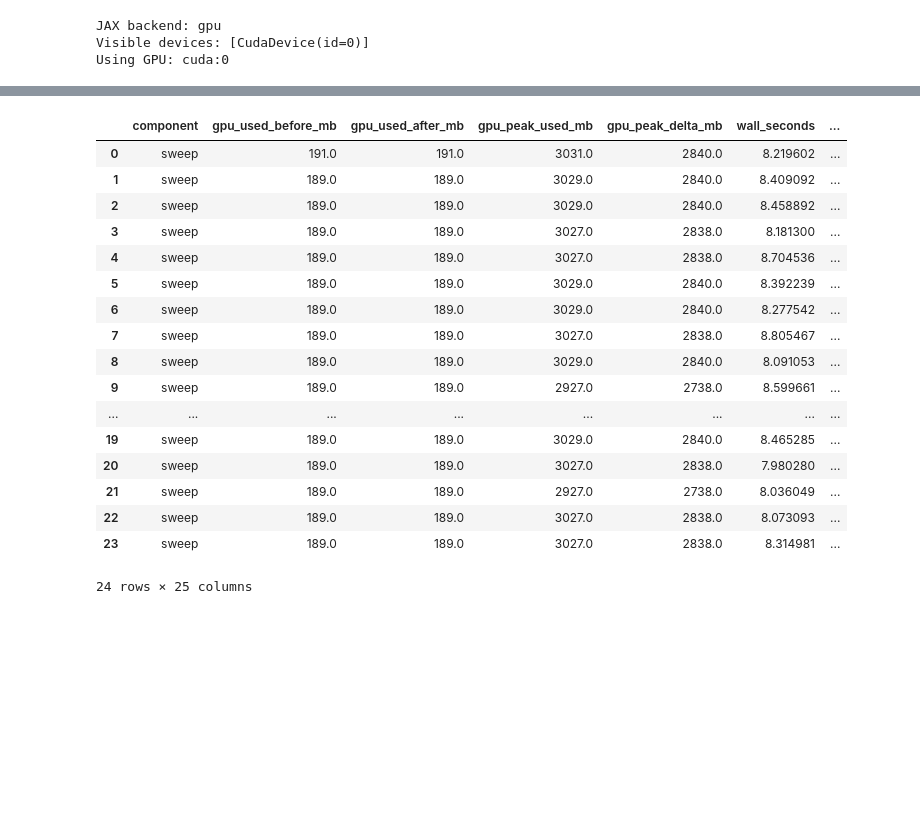
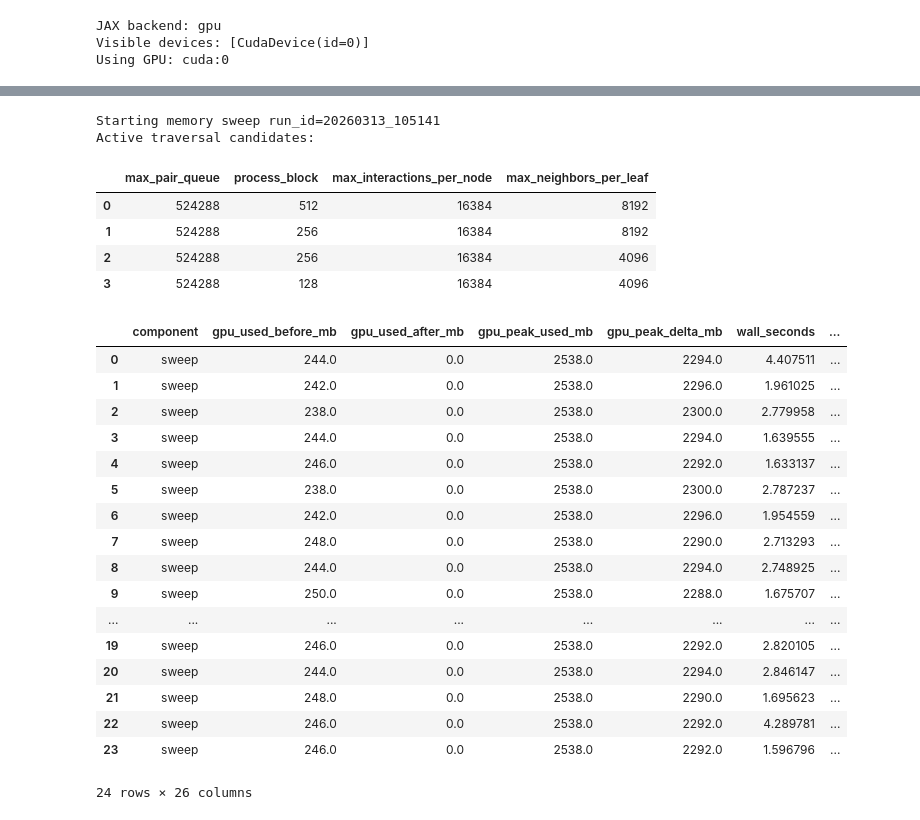
Before and after one commit to TobiBu/jaccpot, a Jupyter notebook: examples/benchmark_gpu_single_n_memory.ipynb, the cells around one changed output, grey strips where cells are left out. Drawn from its saved outputs; the diff is of its cells as text; code cells hidden in the pictures; blank space fills up the shorter version.

```diff
--- a/examples/benchmark_gpu_single_n_memory.ipynb
+++ b/examples/benchmark_gpu_single_n_memory.ipynb
@@ -221,3 +285,8 @@ config_df
+# %%
+compile_analysis_enabled = bool(compile_analysis_enabled)
+component_peak_enabled = bool(component_peak_enabled)
+memory_sweep_enabled = bool(memory_sweep_enabled)
+mac_compare_enabled = bool(mac_compare_enabled)
 # %%
 def _block_ready(value):
     return jax.tree_util.tree_map(
@@ -907,51 +1113,73 @@ else:
 # %%
 memory_sweep_df = pd.DataFrame()
+memory_sweep_completed = False
+memory_sweep_run_id = None
+memory_sweep_candidate_df = pd.DataFrame(memory_sweep_traversal_candidates)
 if bool(memory_sweep_enabled):
+    memory_sweep_run_id = time.strftime("%Y%m%d_%H%M%S")
+    print(f"Starting memory sweep run_id={memory_sweep_run_id}")
+    print("Active traversal candidates:")
+    display(memory_sweep_candidate_df)
     sweep_rows = []
     for traversal_cfg in memory_sweep_traversal_candidates:
         for nearfield_chunk in memory_sweep_nearfield_chunks:
             for m2l_chunk in memory_sweep_m2l_chunks:
                 tuned_kwargs = with_memory_knobs(
                     fmm_kwargs,
                     traversal_cfg=traversal_cfg,
                     nearfield_edge_chunk_size=nearfield_chunk,
                     m2l_chunk_size=m2l_chunk,
                 )
                 part_df, _ = run_component_worker_with_peak(
                     "sweep",
                     runs=1,
-                    warmup=0,
+                    warmup=1,
                     fmm_kwargs_override=tuned_kwargs,
                 )
                 row = part_df.iloc[0].to_dict()
                 row["m2l_chunk_size"] = int(m2l_chunk)
                 row["nearfield_edge_chunk_size"] = int(nearfield_chunk)
-                row["max_pair_queue"] = int(traversal_cfg["max_pair_queue"])
-                row["process_block"] = int(traversal_cfg["process_block"])
-                row["max_interactions_per_node"] = int(traversal_cfg["max_interactions_per_node"])
-                row["max_neighbors_per_leaf"] = int(traversal_cfg["max_neighbors_per_leaf"])
+                if traversal_cfg is None:
+                    row["max_pair_queue"] = np.nan
+                    row["process_block"] = np.nan
+                    row["max_interactions_per_node"] = np.nan
+                    row["max_neighbors_per_leaf"] = np.nan
+                else:
+                    row["max_pair_queue"] = int(traversal_cfg["max_pair_queue"])
+                    row["process_block"] = int(traversal_cfg["process_block"])
+                    row["max_interactions_per_node"] = int(traversal_cfg["max_interactions_per_node"])
+                    row["max_neighbors_per_leaf"] = int(traversal_cfg["max_neighbors_per_leaf"])
+                row["memory_sweep_run_id"] = str(memory_sweep_run_id)
                 row["fit_status"] = "ok" if str(row.get("error_type", "")) == "" else str(row.get("error_type", ""))
                 sweep_rows.append(row)
     memory_sweep_df = pd.DataFrame(sweep_rows)
+    memory_sweep_completed = True
     memory_sweep_df.to_csv(single_n_output_dir / f"single_n_{num_particles}_memory_sweep.csv", index=False)
 memory_sweep_df
 # %% [output]
+Starting memory sweep run_id=20260313_105141
+Active traversal candidates:
-|  | component | gpu_used_before_mb | gpu_used_after_mb | gpu_peak_used_mb | gpu_peak_delta_mb | wall_seconds | ... |
-| 0 | sweep | 191.0 | 191.0 | 3031.0 | 2840.0 | 8.219602 | ... |
-| 1 | sweep | 189.0 | 189.0 | 3029.0 | 2840.0 | 8.409092 | ... |
-| 2 | sweep | 189.0 | 189.0 | 3029.0 | 2840.0 | 8.458892 | ... |
-| 3 | sweep | 189.0 | 189.0 | 3027.0 | 2838.0 | 8.181300 | ... |
-| 4 | sweep | 189.0 | 189.0 | 3027.0 | 2838.0 | 8.704536 | ... |
-| 5 | sweep | 189.0 | 189.0 | 3029.0 | 2840.0 | 8.392239 | ... |
-| 6 | sweep | 189.0 | 189.0 | 3029.0 | 2840.0 | 8.277542 | ... |
-| 7 | sweep | 189.0 | 189.0 | 3027.0 | 2838.0 | 8.805467 | ... |
-| 8 | sweep | 189.0 | 189.0 | 3029.0 | 2840.0 | 8.091053 | ... |
-| 9 | sweep | 189.0 | 189.0 | 2927.0 | 2738.0 | 8.599661 | ... |
-| ... | ... | ... | ... | ... | ... | ... | ... |
-| 19 | sweep | 189.0 | 189.0 | 3029.0 | 2840.0 | 8.465285 | ... |
-| 20 | sweep | 189.0 | 189.0 | 3027.0 | 2838.0 | 7.980280 | ... |
-| 21 | sweep | 189.0 | 189.0 | 2927.0 | 2738.0 | 8.036049 | ... |
-| 22 | sweep | 189.0 | 189.0 | 3027.0 | 2838.0 | 8.073093 | ... |
-| 23 | sweep | 189.0 | 189.0 | 3027.0 | 2838.0 | 8.314981 | ... |
+|  | max_pair_queue | process_block | max_interactions_per_node | max_neighbors_per_leaf |
+| 0 | 524288 | 512 | 16384 | 8192 |
+| 1 | 524288 | 256 | 16384 | 8192 |
+| 2 | 524288 | 256 | 16384 | 4096 |
+| 3 | 524288 | 128 | 16384 | 4096 |
-24 rows × 25 columns
+|  | component | gpu_used_before_mb | gpu_used_after_mb | gpu_peak_used_mb | gpu_peak_delta_mb | wall_seconds | ... |
+| 0 | sweep | 244.0 | 0.0 | 2538.0 | 2294.0 | 4.407511 | ... |
+| 1 | sweep | 242.0 | 0.0 | 2538.0 | 2296.0 | 1.961025 | ... |
+| 2 | sweep | 238.0 | 0.0 | 2538.0 | 2300.0 | 2.779958 | ... |
+| 3 | sweep | 244.0 | 0.0 | 2538.0 | 2294.0 | 1.639555 | ... |
+| 4 | sweep | 246.0 | 0.0 | 2538.0 | 2292.0 | 1.633137 | ... |
+| 5 | sweep | 238.0 | 0.0 | 2538.0 | 2300.0 | 2.787237 | ... |
+| 6 | sweep | 242.0 | 0.0 | 2538.0 | 2296.0 | 1.954559 | ... |
+| 7 | sweep | 248.0 | 0.0 | 2538.0 | 2290.0 | 2.713293 | ... |
+| 8 | sweep | 244.0 | 0.0 | 2538.0 | 2294.0 | 2.748925 | ... |
+| 9 | sweep | 250.0 | 0.0 | 2538.0 | 2288.0 | 1.675707 | ... |
+| ... | ... | ... | ... | ... | ... | ... | ... |
+| 19 | sweep | 246.0 | 0.0 | 2538.0 | 2292.0 | 2.820105 | ... |
+| 20 | sweep | 244.0 | 0.0 | 2538.0 | 2294.0 | 2.846147 | ... |
+| 21 | sweep | 248.0 | 0.0 | 2538.0 | 2290.0 | 1.695623 | ... |
+| 22 | sweep | 246.0 | 0.0 | 2538.0 | 2292.0 | 4.289781 | ... |
+| 23 | sweep | 246.0 | 0.0 | 2538.0 | 2292.0 | 1.596796 | ... |
+24 rows × 26 columns
 # %%
```
Also changed, not shown: parts of 14 cells of this notebook, 11 other files.
